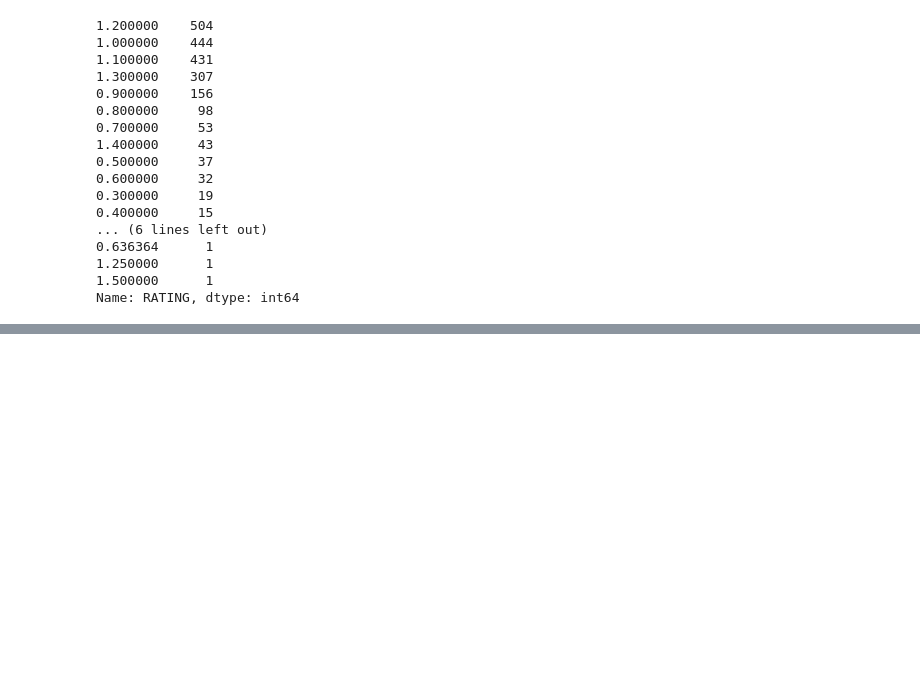
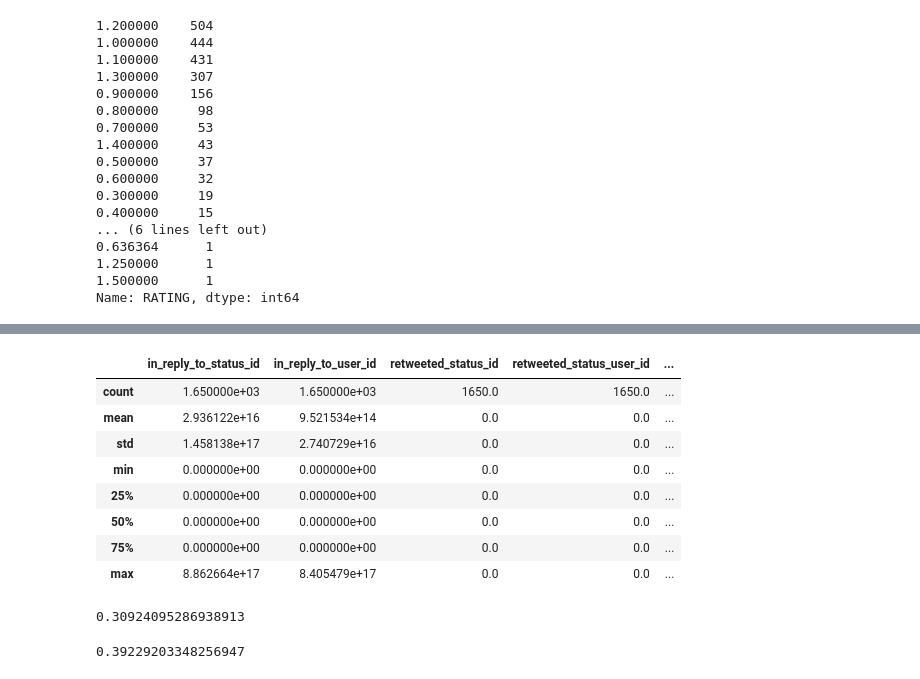
Before and after one commit to flamever2015/Udacity_Data_Science-p2, a Jupyter notebook: wrangle_act.ipynb, the cells around one changed output, grey strips where cells are left out. Cells and saved outputs as stored; diff of their text form; code cells hidden in the pictures; blank space fills up the shorter version.

```diff
--- a/wrangle_act.ipynb
+++ b/wrangle_act.ipynb
@@ -729,0 +841,24 @@ p1_Rating
+# %%
+# 分析推文对象是狗的数据
+twitter_archive_enhanced_clean_p1.describe()
+# 由此可知，当推文中是狗时，推文转发量均值为2777.4，比不是狗的推文的转发量增加了2.5%；推文中是狗时的点赞量均值为9069.7，比不是狗的推文的转发量增加了15.8%；推文中是狗时的评级均值为1.096，比不是狗的推文的转发量增加了15.5%.
+# %% [output]
+|  | in_reply_to_status_id | in_reply_to_user_id | retweeted_status_id | retweeted_status_user_id | ... |
+| count | 1.650000e+03 | 1.650000e+03 | 1650.0 | 1650.0 | ... |
+| mean | 2.936122e+16 | 9.521534e+14 | 0.0 | 0.0 | ... |
+| std | 1.458138e+17 | 2.740729e+16 | 0.0 | 0.0 | ... |
+| min | 0.000000e+00 | 0.000000e+00 | 0.0 | 0.0 | ... |
+| 25% | 0.000000e+00 | 0.000000e+00 | 0.0 | 0.0 | ... |
+| 50% | 0.000000e+00 | 0.000000e+00 | 0.0 | 0.0 | ... |
+| 75% | 0.000000e+00 | 0.000000e+00 | 0.0 | 0.0 | ... |
+| max | 8.862664e+17 | 8.405479e+17 | 0.0 | 0.0 | ... |
+# %%
+# 推文中对象不是狗时，评级和转发量的相关系数
+twitter_archive_enhanced_clean_p1_NotDog.RATING.corr(twitter_archive_enhanced_clean_p1_NotDog.retweet_count)
+# %% [output]
+0.30924095286938913
+# %%
+# 推文中对象不是狗时，评级和点赞量的相关系数
+twitter_archive_enhanced_clean_p1_NotDog.RATING.corr(twitter_archive_enhanced_clean_p1_NotDog.favorite_count)
+# %% [output]
+0.39229203348256947
```
Also changed, not shown: parts of 33 cells of this notebook, 1 other file.
